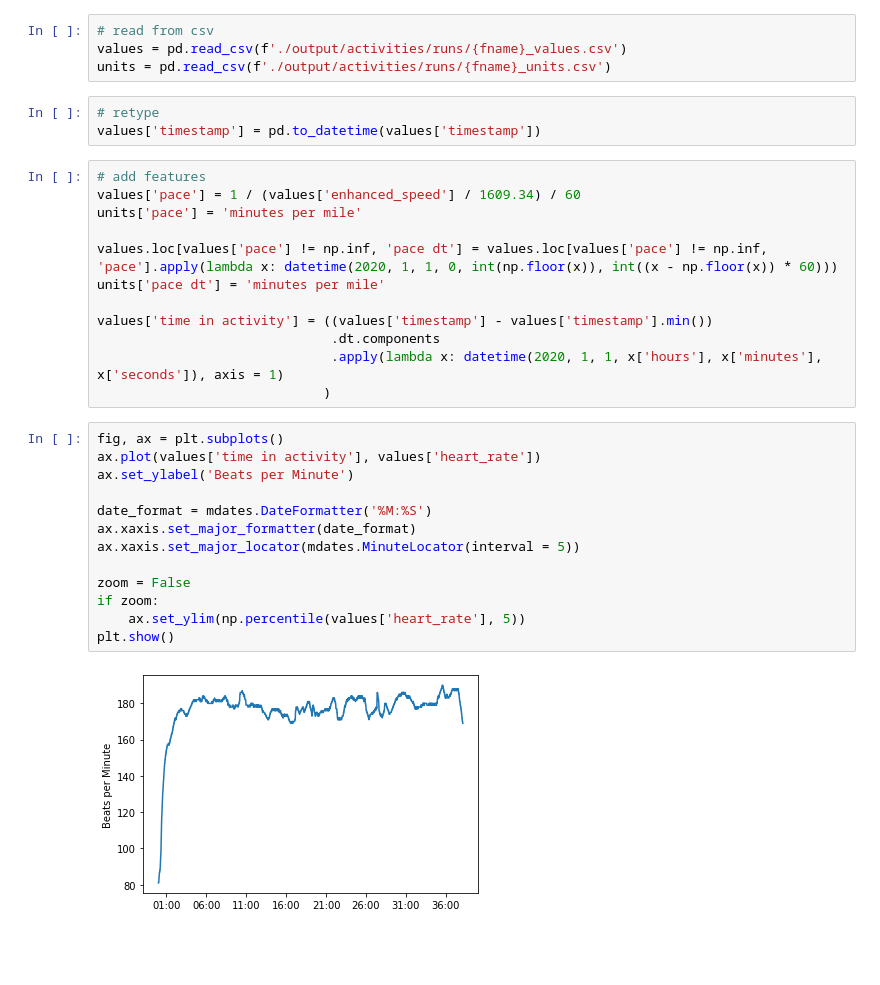
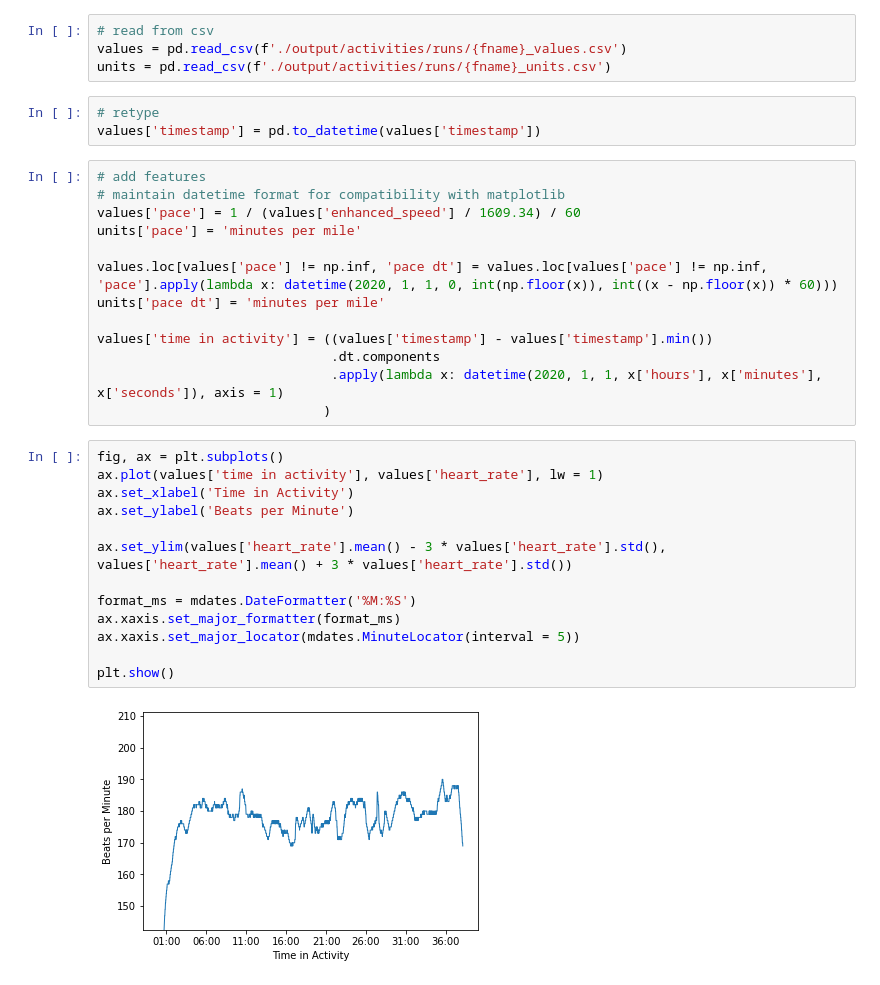
Before and after one commit to eviefowler/Garmin-Visualizations, a Jupyter notebook: Visualizations.ipynb, the cells around one changed output. Saved outputs shown, nothing was run; the diff lists cells and outputs as text; blank space fills up the shorter version.

```diff
--- a/Visualizations.ipynb
+++ b/Visualizations.ipynb
@@ -10,11 +10,12 @@ fname = '18538612657_ACTIVITY'
 # read from csv
 values = pd.read_csv(f'./output/activities/runs/{fname}_values.csv')
 units = pd.read_csv(f'./output/activities/runs/{fname}_units.csv')
-# %%
-# retype
-values['timestamp'] = pd.to_datetime(values['timestamp'])
+# %%
+# retype
+values['timestamp'] = pd.to_datetime(values['timestamp'])
 # %%
 # add features
+# maintain datetime format for compatibility with matplotlib
 values['pace'] = 1 / (values['enhanced_speed'] / 1609.34) / 60
 units['pace'] = 'minutes per mile'
 
@@ -27,18 +28,18 @@ values['time in activity'] = ((values['timestamp'] - values['timestamp'].min())
                              )
 # %%
 fig, ax = plt.subplots()
-ax.plot(values['time in activity'], values['heart_rate'])
+ax.plot(values['time in activity'], values['heart_rate'], lw = 1)
+ax.set_xlabel('Time in Activity')
 ax.set_ylabel('Beats per Minute')
 
-date_format = mdates.DateFormatter('%M:%S')
-ax.xaxis.set_major_formatter(date_format)
+ax.set_ylim(values['heart_rate'].mean() - 3 * values['heart_rate'].std(), values['heart_rate'].mean() + 3 * values['heart_rate'].std())
+
+format_ms = mdates.DateFormatter('%M:%S')
+ax.xaxis.set_major_formatter(format_ms)
 ax.xaxis.set_major_locator(mdates.MinuteLocator(interval = 5))
 
-zoom = False
-if zoom:
-    ax.set_ylim(np.percentile(values['heart_rate'], 5))
 plt.show()
 # %% [output]
-[figure, old version]
+[figure, new version]
 # %%
 fig, ax = plt.subplots()
```
Also changed, not shown: parts of 2 cells of this notebook.
